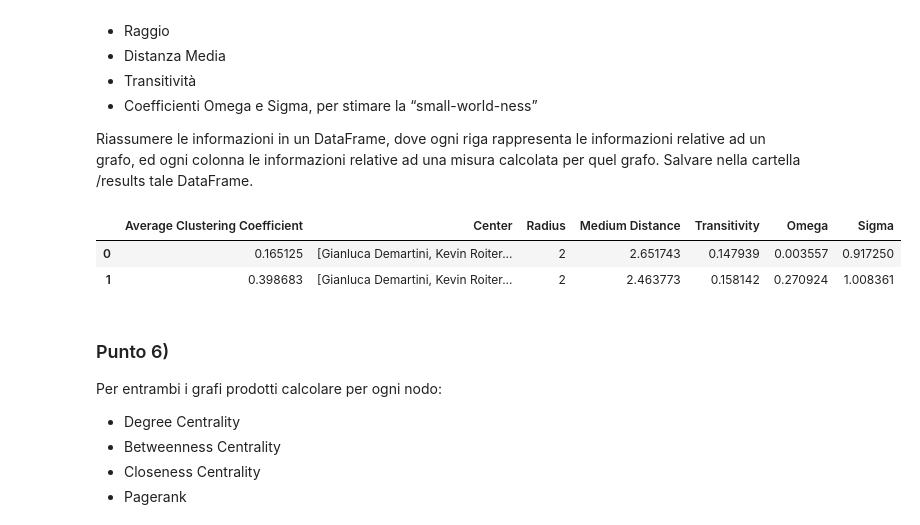
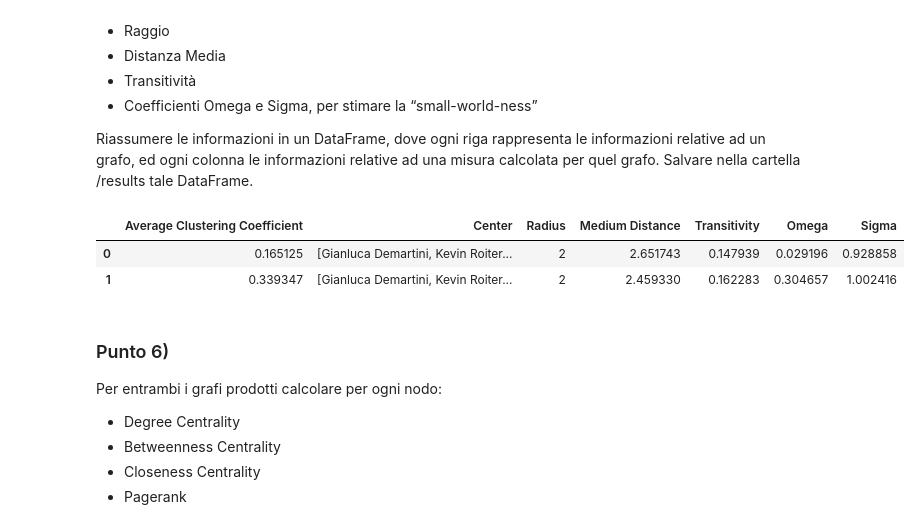
Before and after one commit to g4ix/serpAPI-authors, a Jupyter notebook: progetto-Simeoni_Ramirez_DiNotoMarrella_Pittis.ipynb, the cells around one changed output. Saved outputs shown, nothing was run; the diff lists cells and outputs as text; code cells hidden in the pictures.

```diff
--- a/progetto-Simeoni_Ramirez_DiNotoMarrella_Pittis.ipynb
+++ b/progetto-Simeoni_Ramirez_DiNotoMarrella_Pittis.ipynb
@@ -322,10 +326,9 @@ new_edges = 50
 
 # Preferential Attachment: probabilità di connessione proporzionale al grado del nodo
 degrees = dict(grafo_preferential_attachment.degree())
-print(degrees)
 existing_nodes = list(grafo_preferential_attachment.nodes)
 
-for _ in range(new_edges):
+while grafo_preferential_attachment.number_of_edges() <161 :
     # Scelta casuale di un nodo esistente proporzionale al suo grado
     nodo_origine = random.choices(existing_nodes, weights=[degrees[n] for n in existing_nodes])[0]
 
@@ -333,12 +336,12 @@ for _ in range(new_edges):
     nodi_destinazione = set(existing_nodes) - set(grafo_preferential_attachment.neighbors(nodo_origine))
     if nodi_destinazione:
         nuovo_nodo_destinazione = random.choice(list(nodi_destinazione))
-
-        # Aggiungi un arco tra il nodo origine e il nuovo nodo destinazione
-        grafo_preferential_attachment.add_edge(nodo_origine, nuovo_nodo_destinazione)
-        # Aggiorna il grado dei nodi
-        degrees[nodo_origine] += 1
-        degrees[nuovo_nodo_destinazione] += 1
+        if (nodo_origine != nuovo_nodo_destinazione):
+            # Aggiungi un arco tra il nodo origine e il nuovo nodo destinazione
+            grafo_preferential_attachment.add_edge(nodo_origine, nuovo_nodo_destinazione)
+            # Aggiorna il grado dei nodi
+            degrees[nodo_origine] += 1
+            degrees[nuovo_nodo_destinazione] += 1
 
 
 # Calcolo il colore dei nodi in base al loro grado
@@ -358,11 +361,13 @@ nx.draw(
     grafo_preferential_attachment,
     with_labels=True,
     pos=nx.spring_layout(grafo_preferential_attachment),
+    font_size =10,
+    node_size = 100,
     node_color=node_colors)
 
-# Salvo la visualizzazione del nuovo grafo esteso in formato PDF
-plt.savefig('visualizations/extended_graph.pdf', format='pdf')
-
+plt.figure(figsize=(100, 100))
+# Salvo la visualizzazione del nuovo grafo esteso in formato PNG
+plt.savefig('visualizations/extended_graph.png', format='png')
 plt.show()
 
 # Salvo il nuovo grafo serializzato nel formato GML
@@ -411,21 +416,18 @@ info_grafo_pa = calculate_info(grafo_preferential_attachment)
 # %%
 info_graphs = pd.DataFrame(columns=['Average Clustering Coefficient', 'Center', 'Radius', 'Medium Distance', 'Transitivity', 'Omega', 'Sigma'])
 
 # Aggiungo le info al Dataframe
 info_graphs.loc[0] = info_grafo
 info_graphs.loc[1] = info_grafo_pa
 
 display(info_graphs)
 
-# Percorso del file in cui salvare il DataFrame
-results_file_path = 'results/graph_metrics.csv'
-
 # Salvataggio del DataFrame in un file CSV nella cartella /results
-info_graphs.to_csv(results_file_path, index=False)
+info_graphs.to_csv('results/overall_measures.csv', index=False)
 # %% [output]
 |  | Average Clustering Coefficient | Center | Radius | Medium Distance | Transitivity | Omega | Sigma |
-| 0 | 0.165125 | [Gianluca Demartini, Kevin Roiter... | 2 | 2.651743 | 0.147939 | 0.003557 | 0.917250 |
-| 1 | 0.398683 | [Gianluca Demartini, Kevin Roiter... | 2 | 2.463773 | 0.158142 | 0.270924 | 1.008361 |
+| 0 | 0.165125 | [Gianluca Demartini, Kevin Roiter... | 2 | 2.651743 | 0.147939 | 0.029196 | 0.928858 |
+| 1 | 0.339347 | [Gianluca Demartini, Kevin Roiter... | 2 | 2.459330 | 0.162283 | 0.304657 | 1.002416 |
 # %% [markdown]
 ### Punto 6)
 Per entrambi i grafi prodotti calcolare per ogni nodo:
```
Also changed, not shown: parts of 6 cells of this notebook, 21 other files.
